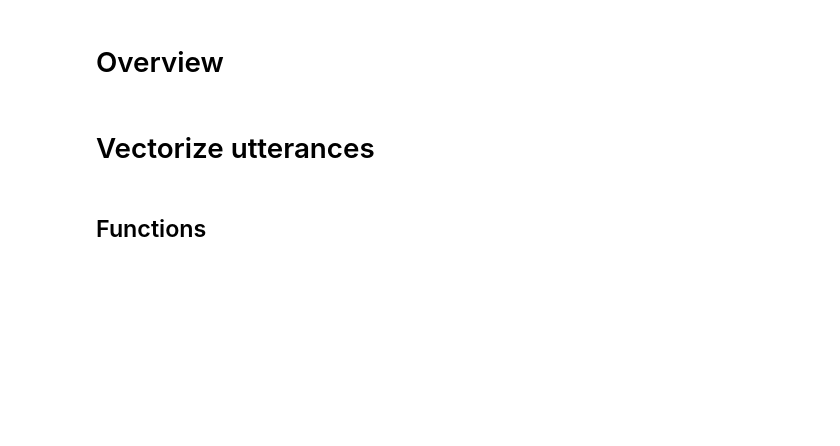
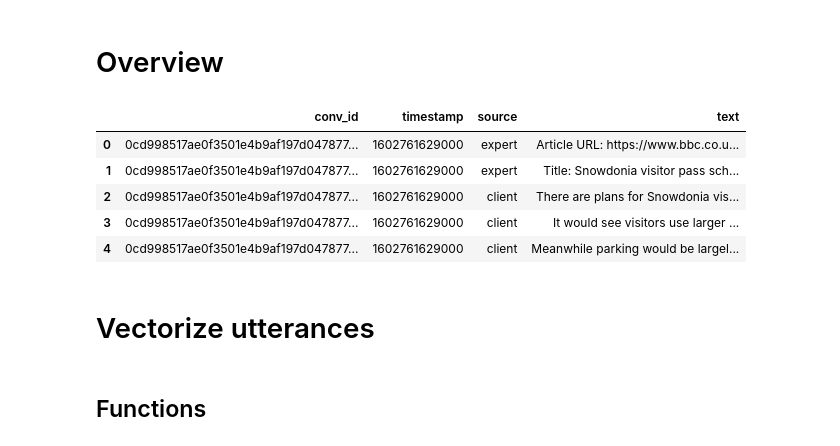
Before and after one commit to thekhan314/newsroomuk, a Jupyter notebook: cleaning_redux-Copy1.ipynb, the cells around one changed output. Cells and saved outputs as stored; diff of their text form; code cells hidden in the pictures; blank space fills up the shorter version.

```diff
--- a/cleaning_redux-Copy1.ipynb
+++ b/cleaning_redux-Copy1.ipynb
@@ -7,6 +7,16 @@ from sklearn.feature_extraction.text import CountVectorizer
 from nltk.stem.porter import *
 import string
 import re
+# %%
+df_utters = pd.read_parquet('data/samp_utterances.parquet')
+df_utters.head()
+# %% [output]
+|  | conv_id | timestamp | source | text |
+| 0 | 0cd998517ae0f3501e4b9af197d047877... | 1602761629000 | expert | Article URL: https://www.bbc.co.u... |
+| 1 | 0cd998517ae0f3501e4b9af197d047877... | 1602761629000 | expert | Title: Snowdonia visitor pass sch... |
+| 2 | 0cd998517ae0f3501e4b9af197d047877... | 1602761629000 | client | There are plans for Snowdonia vis... |
+| 3 | 0cd998517ae0f3501e4b9af197d047877... | 1602761629000 | client | It would see visitors use larger ... |
+| 4 | 0cd998517ae0f3501e4b9af197d047877... | 1602761629000 | client | Meanwhile parking would be largel... |
 # %% [markdown]
 # Vectorize utterances
 # %% [markdown]
```
Also changed, not shown: 2 other files.
